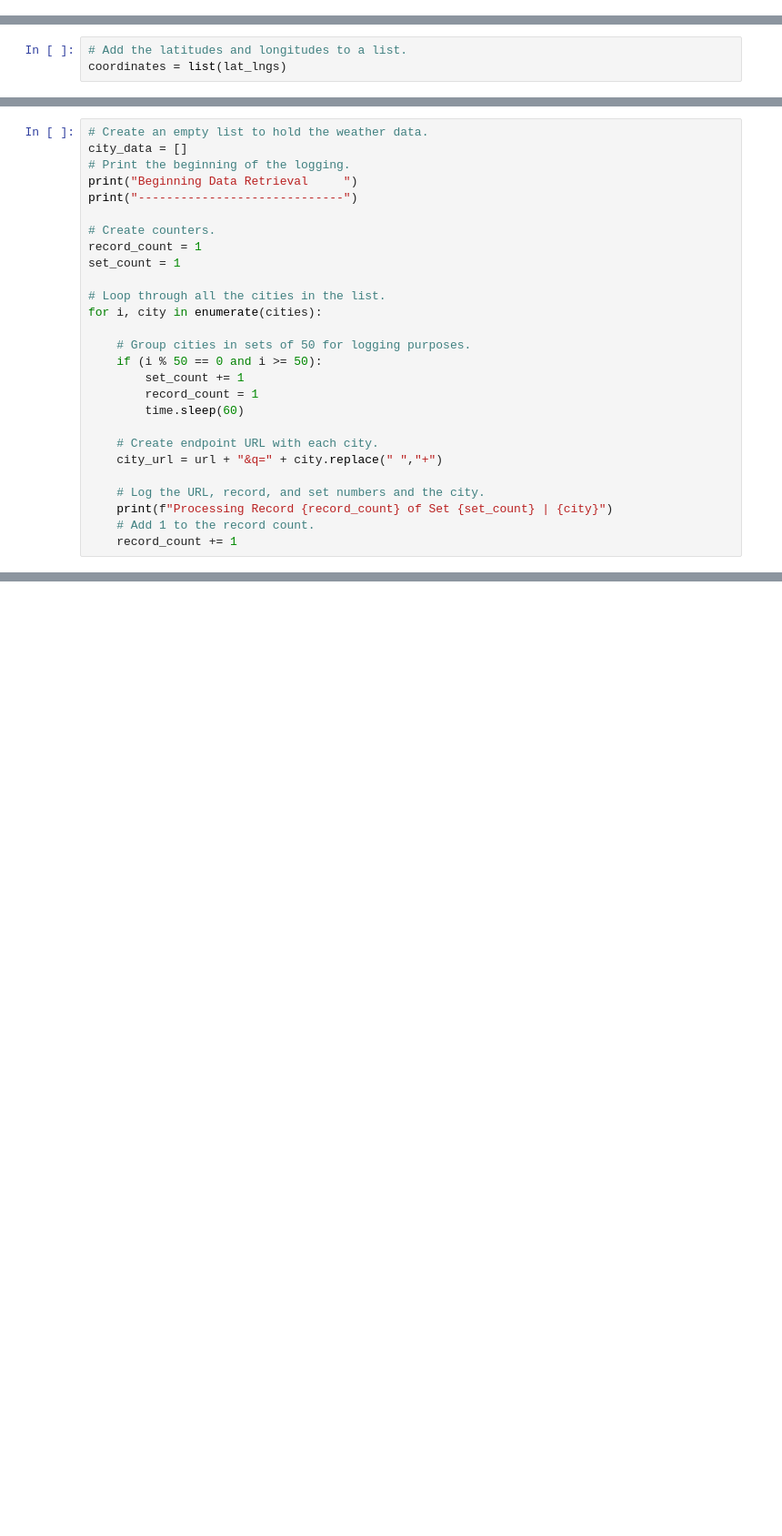
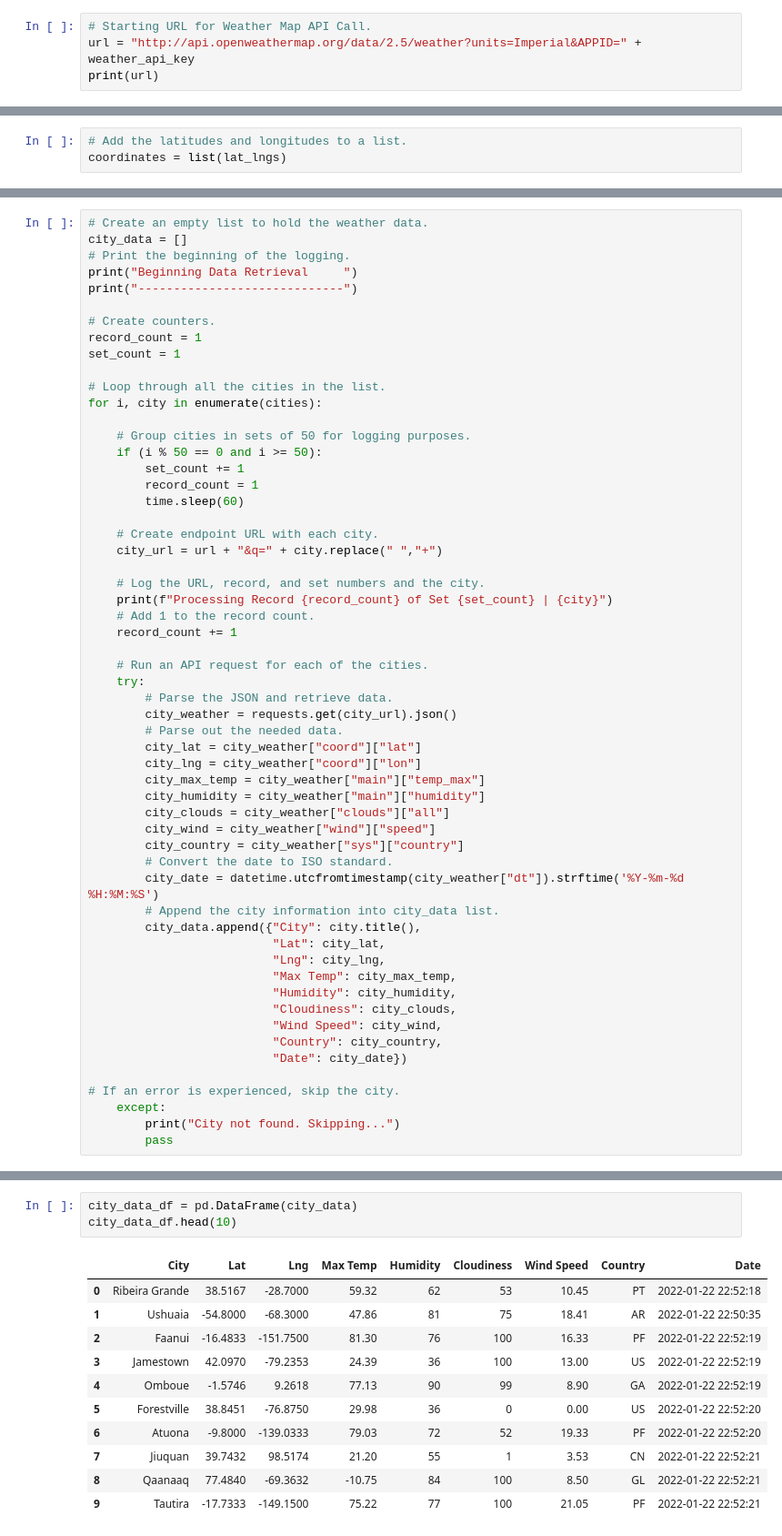
Before and after one commit to ereekaj/World_Weather_Analysis, a Jupyter notebook: WeatherPy.ipynb, the cells around one changed output, grey strips where cells are left out. Shown at 91% size. Saved outputs shown, nothing was run; the diff lists cells and outputs as text; blank space fills up the shorter version.

```diff
--- a/WeatherPy.ipynb
+++ b/WeatherPy.ipynb
@@ -17,3 +17,7 @@ import requests
 
 # Import the API key.
 from config import weather_api_key
+# %%
+# Starting URL for Weather Map API Call.
+url = "http://api.openweathermap.org/data/2.5/weather?units=Imperial&APPID=" + weather_api_key
+print(url)
@@ -107,3 +113,33 @@ for i, city in enumerate(cities):
     print(f"Processing Record {record_count} of Set {set_count} | {city}")
     # Add 1 to the record count.
     record_count += 1
+
+    # Run an API request for each of the cities.
+    try:
+        # Parse the JSON and retrieve data.
+        city_weather = requests.get(city_url).json()
+        # Parse out the needed data.
+        city_lat = city_weather["coord"]["lat"]
+        city_lng = city_weather["coord"]["lon"]
+        city_max_temp = city_weather["main"]["temp_max"]
+        city_humidity = city_weather["main"]["humidity"]
+        city_clouds = city_weather["clouds"]["all"]
+        city_wind = city_weather["wind"]["speed"]
+        city_country = city_weather["sys"]["country"]
+        # Convert the date to ISO standard.
+        city_date = datetime.utcfromtimestamp(city_weather["dt"]).strftime('%Y-%m-%d %H:%M:%S')
+        # Append the city information into city_data list.
+        city_data.append({"City": city.title(),
+                          "Lat": city_lat,
+                          "Lng": city_lng,
+                          "Max Temp": city_max_temp,
+                          "Humidity": city_humidity,
+                          "Cloudiness": city_clouds,
+                          "Wind Speed": city_wind,
+                          "Country": city_country,
+                          "Date": city_date})
+
+# If an error is experienced, skip the city.
+    except:
+        print("City not found. Skipping...")
+        pass
@@ -109,0 +168,15 @@ for i, city in enumerate(cities):
+# %%
+city_data_df = pd.DataFrame(city_data)
+city_data_df.head(10)
+# %% [output]
+|  | City | Lat | Lng | Max Temp | Humidity | Cloudiness | Wind Speed | Country | Date |
+| 0 | Ribeira Grande | 38.5167 | -28.7000 | 59.32 | 62 | 53 | 10.45 | PT | 2022-01-22 22:52:18 |
+| 1 | Ushuaia | -54.8000 | -68.3000 | 47.86 | 81 | 75 | 18.41 | AR | 2022-01-22 22:50:35 |
+| 2 | Faanui | -16.4833 | -151.7500 | 81.30 | 76 | 100 | 16.33 | PF | 2022-01-22 22:52:19 |
+| 3 | Jamestown | 42.0970 | -79.2353 | 24.39 | 36 | 100 | 13.00 | US | 2022-01-22 22:52:19 |
+| 4 | Omboue | -1.5746 | 9.2618 | 77.13 | 90 | 99 | 8.90 | GA | 2022-01-22 22:52:19 |
+| 5 | Forestville | 38.8451 | -76.8750 | 29.98 | 36 | 0 | 0.00 | US | 2022-01-22 22:52:20 |
+| 6 | Atuona | -9.8000 | -139.0333 | 79.03 | 72 | 52 | 19.33 | PF | 2022-01-22 22:52:20 |
+| 7 | Jiuquan | 39.7432 | 98.5174 | 21.20 | 55 | 1 | 3.53 | CN | 2022-01-22 22:52:21 |
+| 8 | Qaanaaq | 77.4840 | -69.3632 | -10.75 | 84 | 100 | 8.50 | GL | 2022-01-22 22:52:21 |
+| 9 | Tautira | -17.7333 | -149.1500 | 75.22 | 77 | 100 | 21.05 | PF | 2022-01-22 22:52:21 |
```
Also changed, not shown: parts of 7 cells of this notebook, 2 other files.
